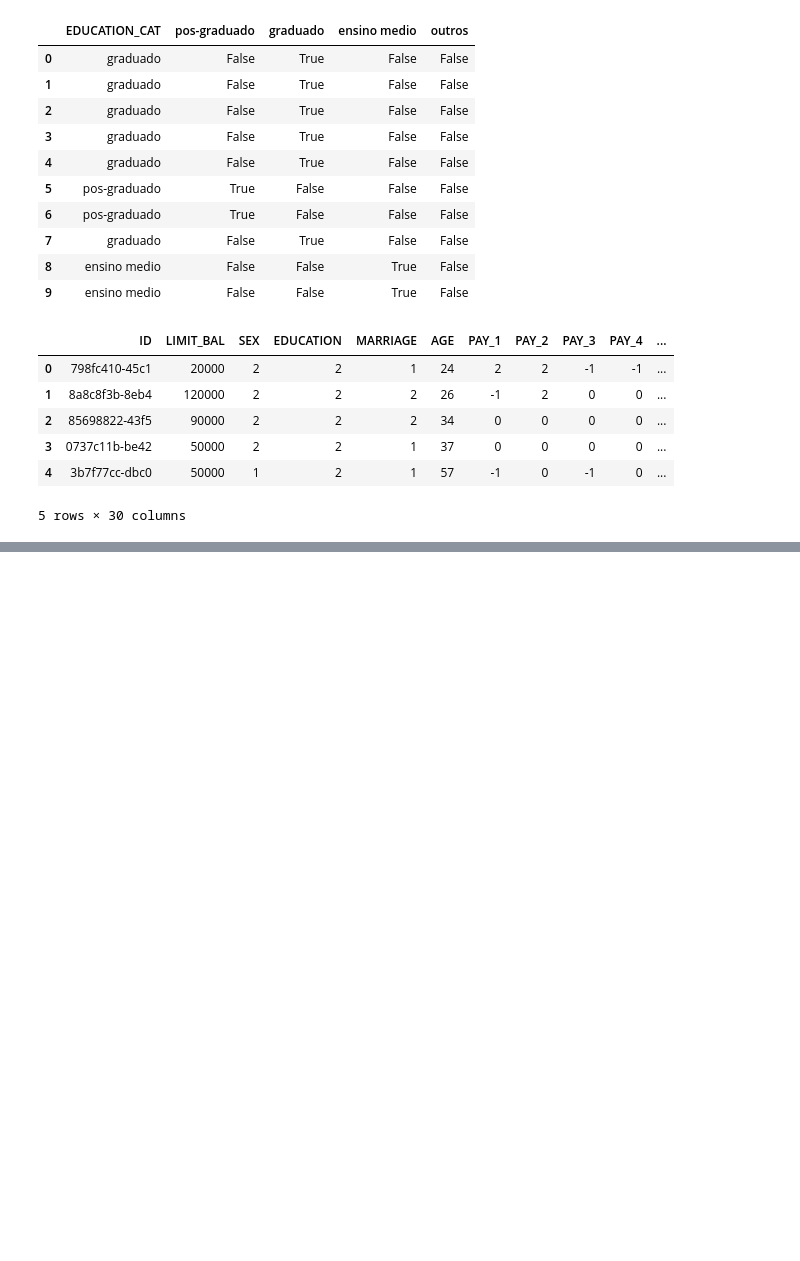
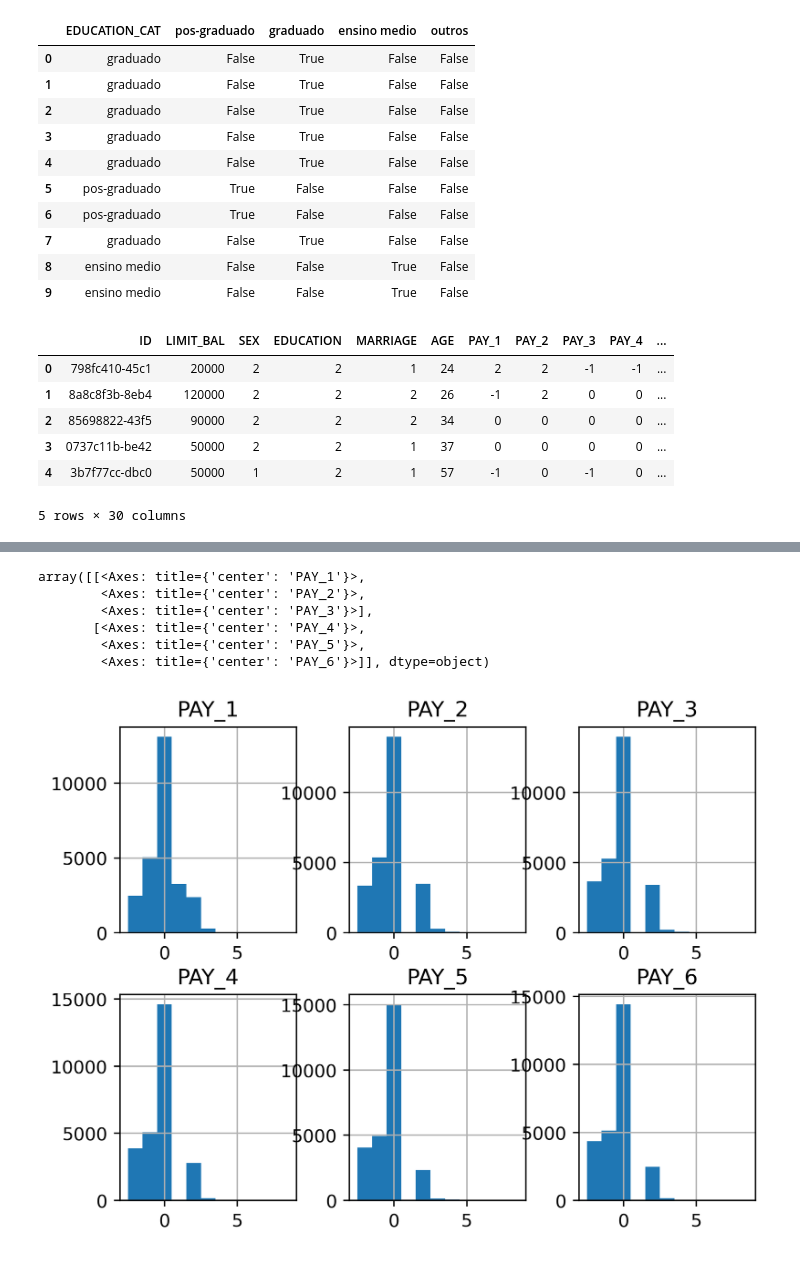
Before and after one commit to DBdanilo/Data-Science-Projects-with-Python, a Jupyter notebook: Estudo_do_LivroCDcompython.ipynb, the cells around one changed output, grey strips where cells are left out. Saved outputs shown, nothing was run; the diff lists cells and outputs as text; code cells hidden in the pictures; blank space fills up the shorter version.

```diff
--- a/Estudo_do_LivroCDcompython.ipynb
+++ b/Estudo_do_LivroCDcompython.ipynb
@@ -407,3 +407,6 @@ df_with_ohe.head() #exibindo as 5 primeiras linhas do dataframe
 | 3 | 0737c11b-be42 | 50000 | 2 | 2 | 1 | 37 | 0 | 0 | 0 | 0 | ... |
 | 4 | 3b7f77cc-dbc0 | 50000 | 1 | 2 | 1 | 57 | -1 | 0 | -1 | 0 | ... |
 5 rows × 30 columns
+# %%
+pay_feats = ['PAY_1', 'PAY_2', 'PAY_3', 'PAY_4', 'PAY_5', 'PAY_6']  #criando uma lista com as colunas pay_1, pay_2, pay_3, pay_4, pay_5, pay_6
+df[pay_feats].describe()  #descrevendo as colunas da lista pay_feats
@@ -409,0 +439,11 @@ df_with_ohe.head() #exibindo as 5 primeiras linhas do dataframe
+# %%
+pay_bins = np.array(range(-2,10)) - 0.5  #criando um array com os valores de -2 a 9
+df[pay_feats].hist(bins=pay_bins, layout=(2,3))  #plotando histograma das colunas da lista pay_feats
+# %% [output]
+array([[<Axes: title={'center': 'PAY_1'}>,
+        <Axes: title={'center': 'PAY_2'}>,
+        <Axes: title={'center': 'PAY_3'}>],
+       [<Axes: title={'center': 'PAY_4'}>,
+        <Axes: title={'center': 'PAY_5'}>,
+        <Axes: title={'center': 'PAY_6'}>]], dtype=object)
+[figure, added]
```
Also changed, not shown: parts of 5 cells of this notebook.
